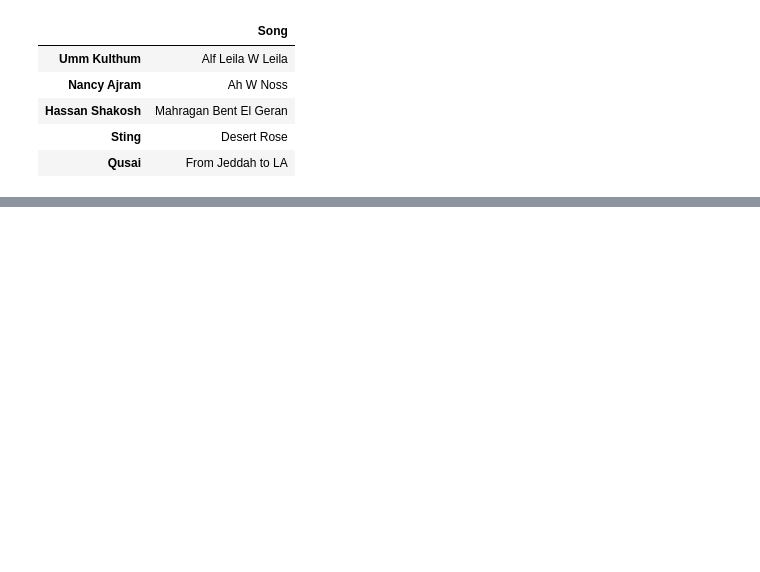
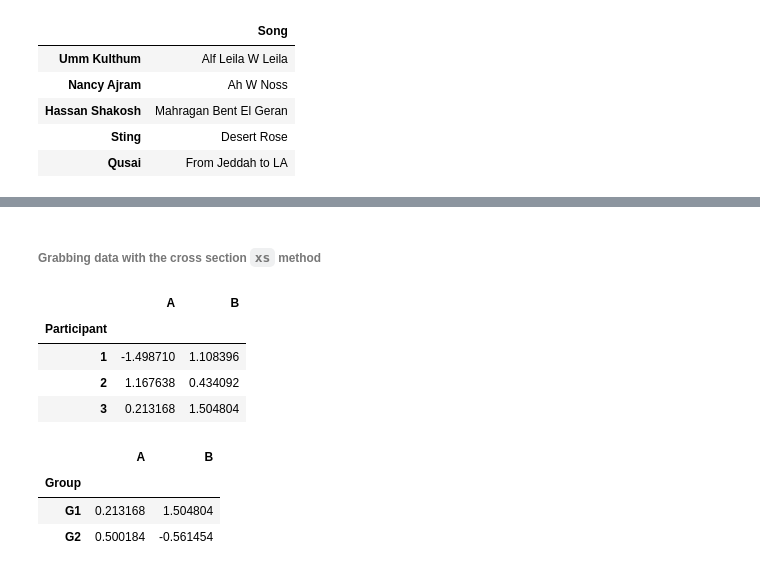
Before and after one commit to kamelCased/learningDataScience, a Jupyter notebook: Pandas.ipynb, the cells around one changed output, grey strips where cells are left out. Saved outputs shown, nothing was run; the diff lists cells and outputs as text; code cells hidden in the pictures; blank space fills up the shorter version.

```diff
--- a/Pandas.ipynb
+++ b/Pandas.ipynb
@@ -451,0 +539,19 @@ df
+# %% [markdown]
+###### Grabbing data with the cross section `xs` method
+# %%
+# xs can grab data from the outer level easily
+df.xs('G1')
+# %% [output]
+|  | A | B |
+| Participant |  |  |
+| 1 | -1.498710 | 1.108396 |
+| 2 | 1.167638 | 0.434092 |
+| 3 | 0.213168 | 1.504804 |
+# %%
+# Unlike loc, xs can also grab data from the INNER LEVELS easily. You just have to specify the level.
+df.xs(3,level='Participant')
+# %% [output]
+|  | A | B |
+| Group |  |  |
+| G1 | 0.213168 | 1.504804 |
+| G2 | 0.500184 | -0.561454 |
```
Also changed, not shown: parts of 37 cells of this notebook.
